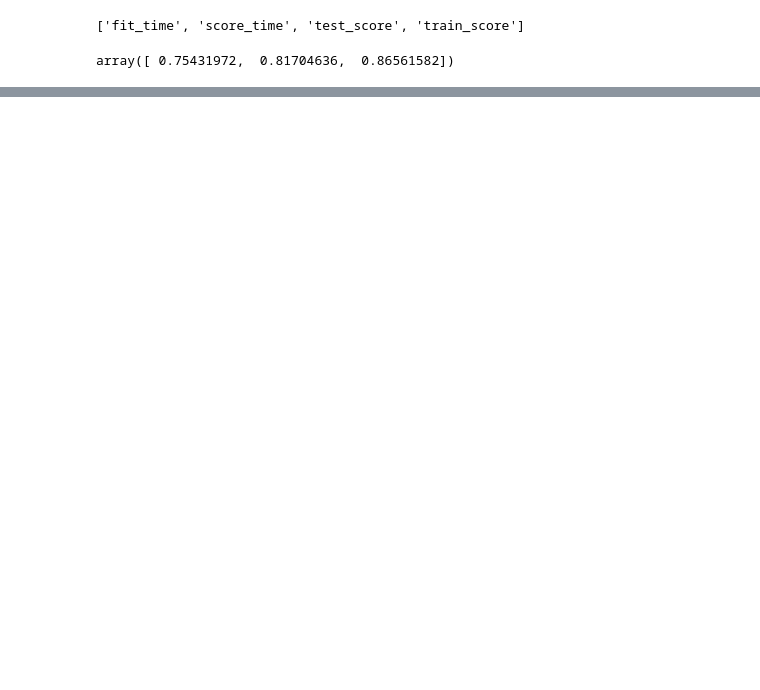
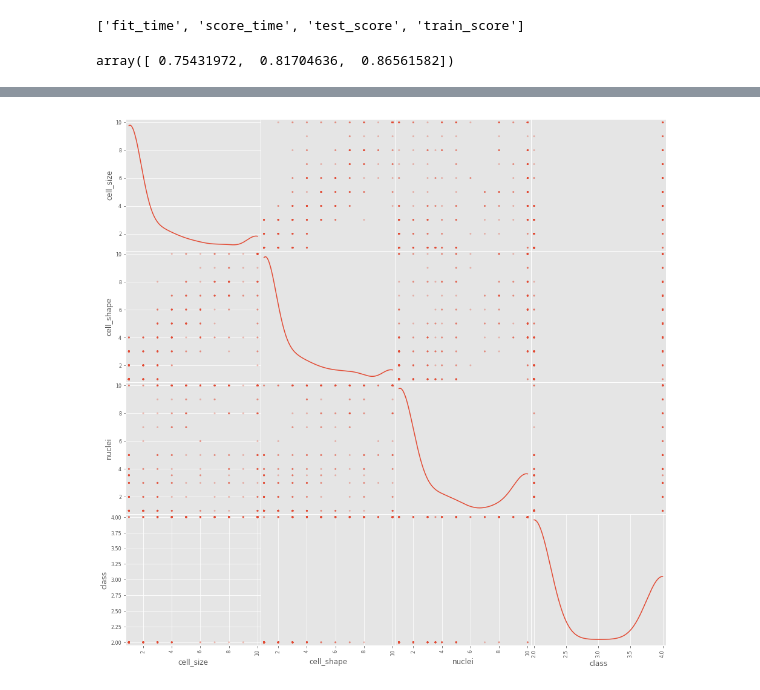
Before and after one commit to Daniel-M/ML_HW_2017, a Jupyter notebook: HW_1/HW_1_ML_2017.ipynb, the cells around one changed output, grey strips where cells are left out. Saved outputs shown, nothing was run; the diff lists cells and outputs as text; code cells hidden in the pictures; blank space fills up the shorter version.

```diff
--- a/HW_1/HW_1_ML_2017.ipynb
+++ b/HW_1/HW_1_ML_2017.ipynb
@@ -242,3 +265,5 @@ sorted(scores.keys())
 scores["test_score"]
 # %% [output]
 array([ 0.75431972,  0.81704636,  0.86561582])
+# %%
+trimmedData = dataF[["cell_size","cell_shape","nuclei","class"]].copy()
@@ -245 +287,6 @@ array([ 0.75431972,  0.81704636,  0.86561582])
+# %%
+scatter_matrix(trimmedData,alpha=0.35, figsize=(16, 16), diagonal='kde')
+plt.show()
+# %% [output]
+[figure, added]
 # %%
```
Also changed, not shown: parts of 20 cells of this notebook.
